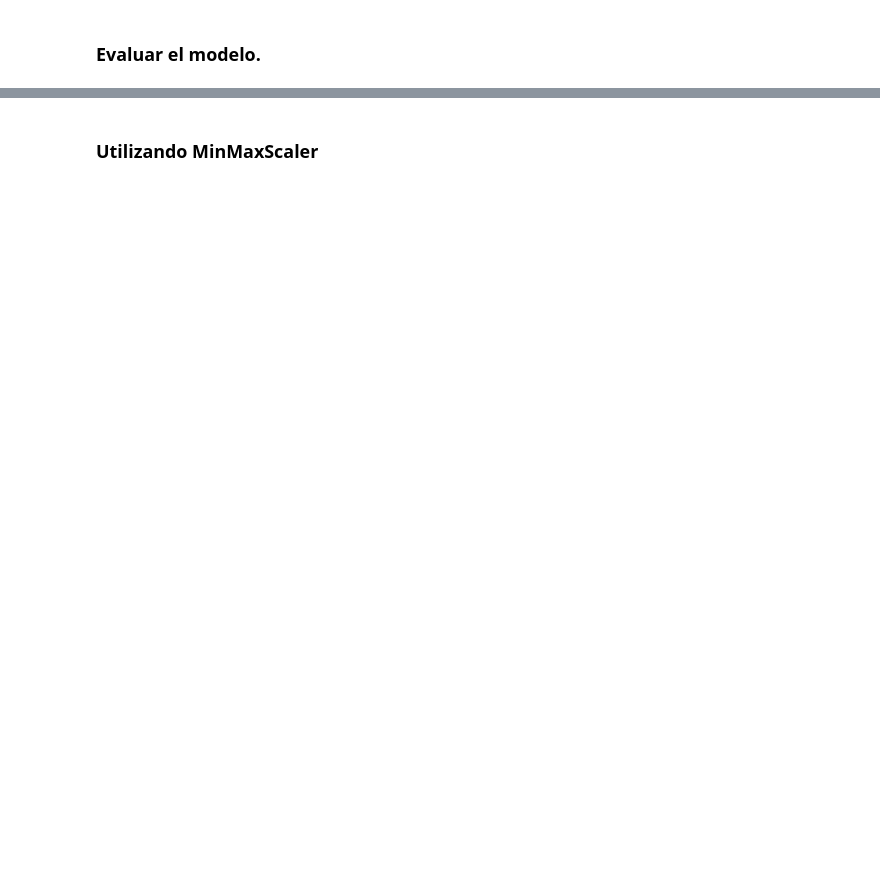
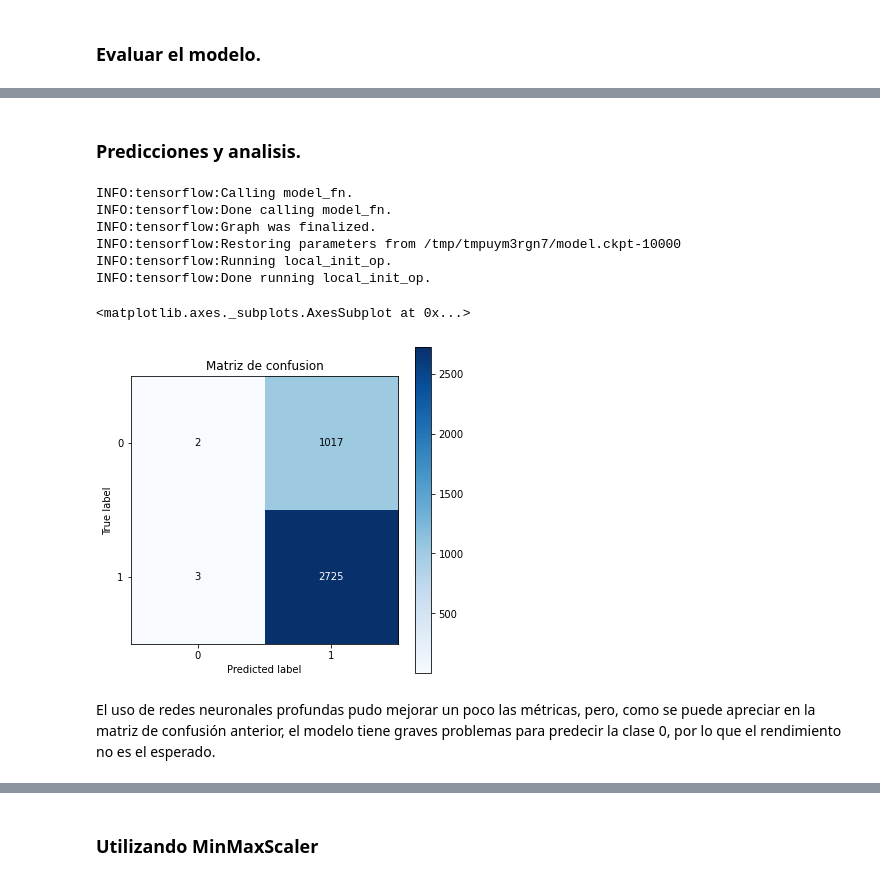
Before and after one commit to DiegoCorona/BEDU-Proyecto-Final-Estudio-de-mercado-de-Apps-M-viles-y-predicci-n-de-xito-, a Jupyter notebook: Estudio_de_mercado_de_Apps_Móviles_y_predicción_de_exito.ipynb, the cells around one changed output, grey strips where cells are left out. Saved outputs shown, nothing was run; the diff lists cells and outputs as text; code cells hidden in the pictures; blank space fills up the shorter version.

```diff
--- a/Estudio_de_mercado_de_Apps_Móviles_y_predicción_de_exito.ipynb
+++ b/Estudio_de_mercado_de_Apps_Móviles_y_predicción_de_exito.ipynb
@@ -209,0 +362,6 @@ Epoch 6/6
+# %%
+DNNX_Train, DNNX_Test, DNNY_Train, DNNY_Test = process_data()
+columnas_de_caracteristica = crear_columnas_caracteristicas()
+
+DNNtrain_function = make_input_fn(DNNX_Train, DNNY_Train)
+DNNtest_function = make_input_fn(DNNX_Test, DNNY_Test, num_epochs=1)
@@ -226,0 +438,21 @@ El método de sobremuestreo para la clase menos presentada en el set de prueba '
+# %% [markdown]
+### Predicciones y analisis.
+# %%
+predicciones = list(dnnmodel.predict(input_fn=test_function))
+prediccion = [p["class_ids"][0] for p in predicciones]
+data = classification_report(DNNY_Test, prediccion)
+conmat = confusion_matrix(DNNY_Test, prediccion)
+# %% [output]
+INFO:tensorflow:Calling model_fn.
+INFO:tensorflow:Done calling model_fn.
+INFO:tensorflow:Graph was finalized.
+INFO:tensorflow:Restoring parameters from /tmp/tmpuym3rgn7/model.ckpt-10000
+INFO:tensorflow:Running local_init_op.
+INFO:tensorflow:Done running local_init_op.
+# %%
+skplt.metrics.plot_confusion_matrix(DNNY_Test, prediccion, figsize=(6,6), title="Matriz de confusion")
+# %% [output]
+<matplotlib.axes._subplots.AxesSubplot at 0x...>
+[figure, added]
+# %% [markdown]
+El uso de redes neuronales profundas pudo mejorar un poco las métricas, pero, como se puede apreciar en la matriz de confusión anterior, el modelo tiene graves problemas para predecir la clase 0, por lo que el rendimiento no es el esperado.
```
Also changed, not shown: parts of 71 cells of this notebook.
